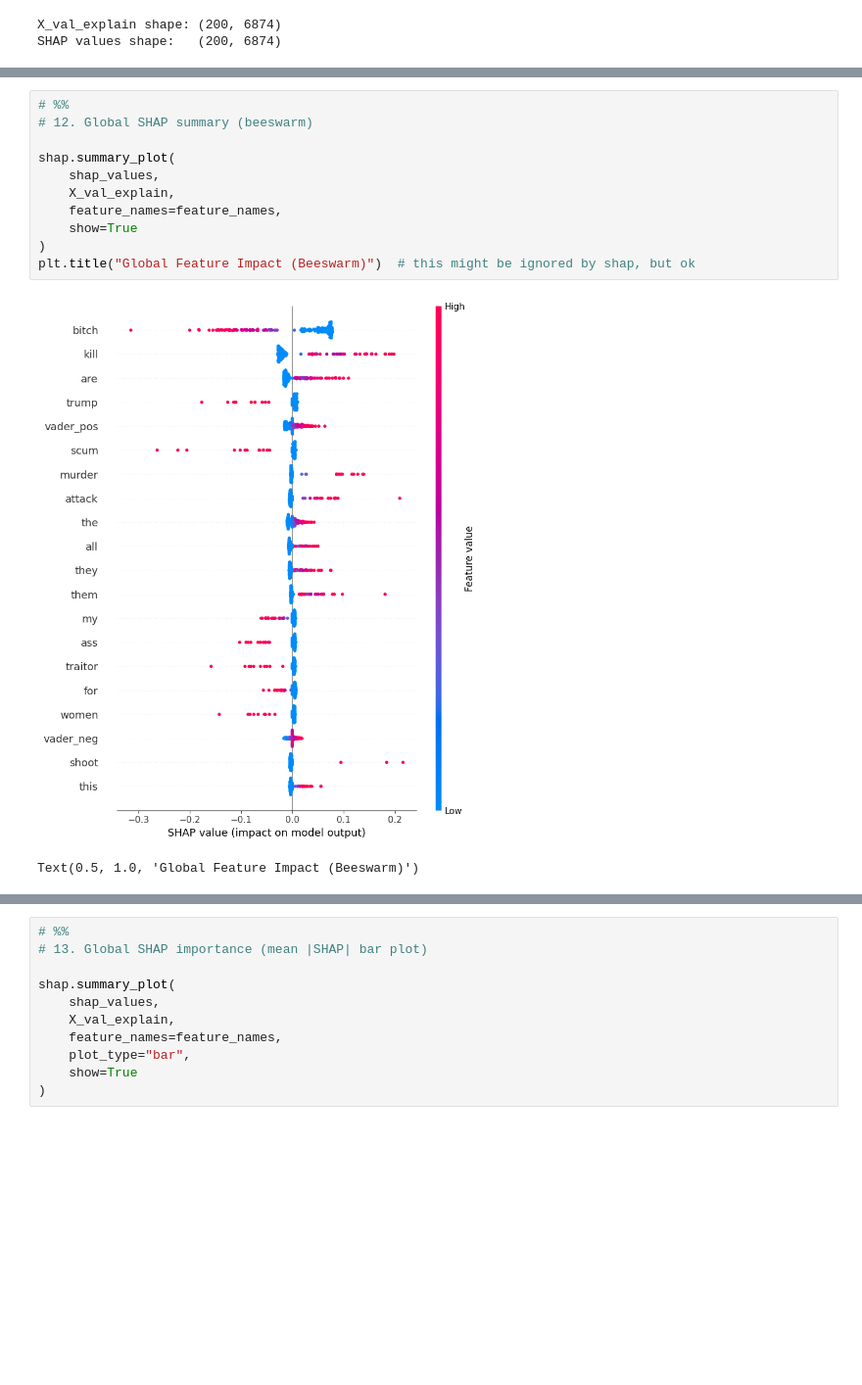
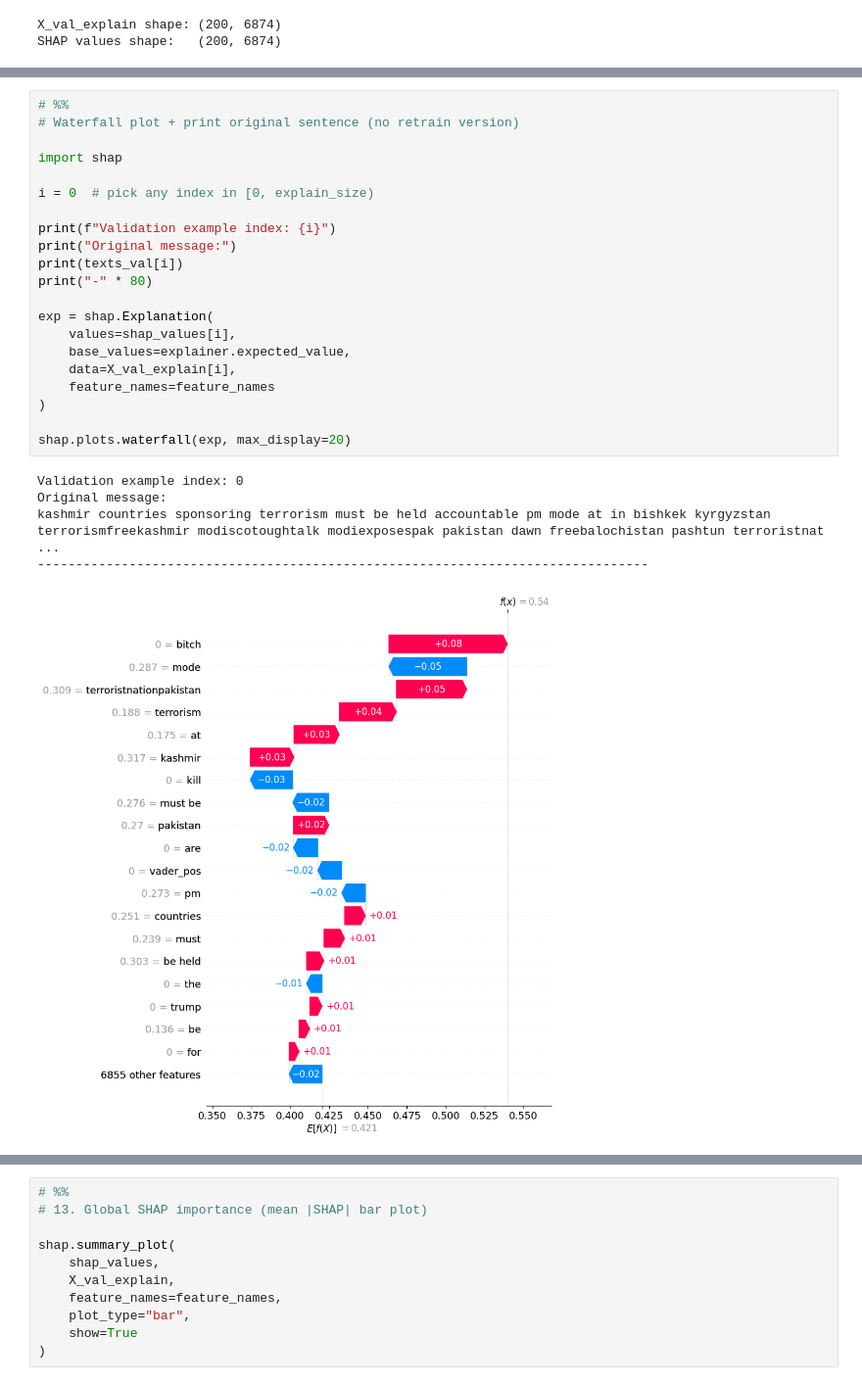
Before and after one commit to adityaSureshCHS/extremism_sentiment_analysis, a Jupyter notebook: extremism_SLP.ipynb, the cells around one changed output, grey strips where cells are left out. Shown at 98% size. Drawn from its saved outputs; the diff is of its cells as text; blank space fills up the shorter version.

```diff
--- a/extremism_SLP.ipynb
+++ b/extremism_SLP.ipynb
@@ -442,14 +609,27 @@ SHAP values shape:   (200, 6874)
 # %%
 # %%
-# 12. Global SHAP summary (beeswarm)
+# Waterfall plot + print original sentence (no retrain version)
 
-shap.summary_plot(
-    shap_values,
-    X_val_explain,
-    feature_names=feature_names,
-    show=True
+import shap
+
+i = 0  # pick any index in [0, explain_size)
+
+print(f"Validation example index: {i}")
+print("Original message:")
+print(texts_val[i])
+print("-" * 80)
+
+exp = shap.Explanation(
+    values=shap_values[i],
+    base_values=explainer.expected_value,
+    data=X_val_explain[i],
+    feature_names=feature_names
 )
-plt.title("Global Feature Impact (Beeswarm)")  # this might be ignored by shap, but ok
+
+shap.plots.waterfall(exp, max_display=20)
 # %% [output]
+Validation example index: 0
+Original message:
+kashmir countries sponsoring terrorism must be held accountable pm mode at in bishkek kyrgyzstan terrorismfreekashmir modiscotoughtalk modiexposespak pakistan dawn freebalochistan pashtun terroristnat ...
+--------------------------------------------------------------------------------
-[figure, old version]
+[figure, new version]
-Text(0.5, 1.0, 'Global Feature Impact (Beeswarm)')
```
Also changed, not shown: parts of 14 cells of this notebook, 1 other file.
